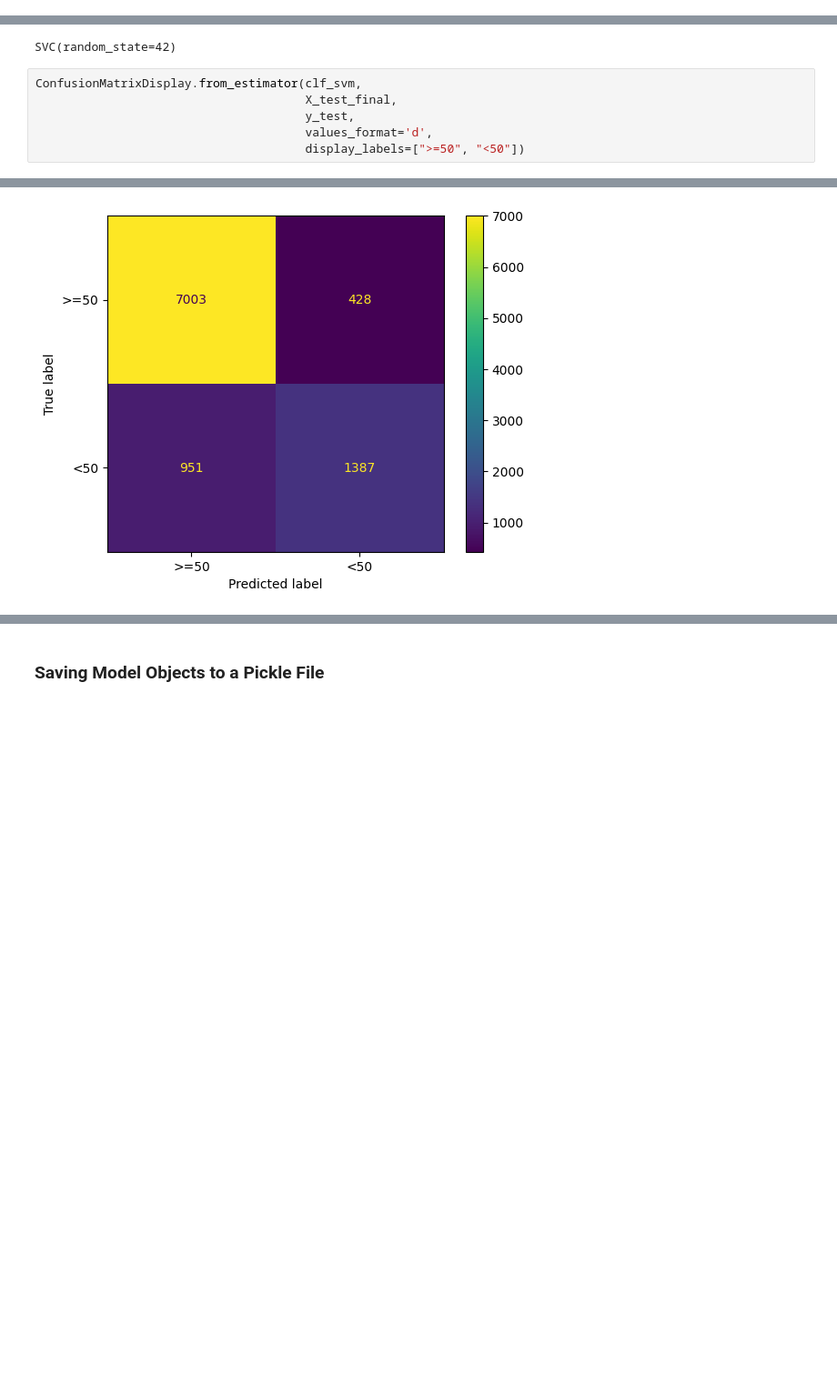
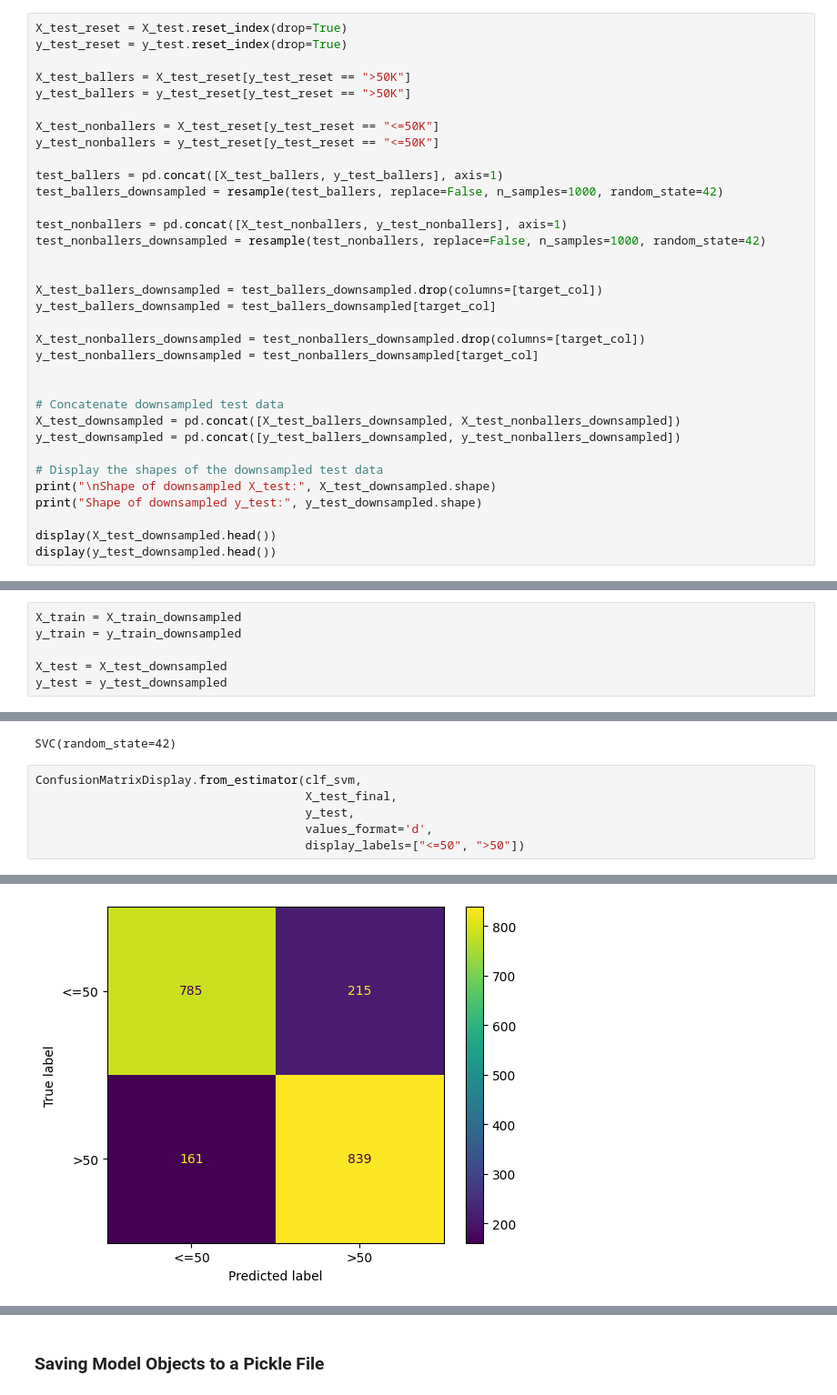
Before and after one commit to navinor/dl-survey-live-lab-2025, a Jupyter notebook: notebooks/01_baseline_support_vector_machine.ipynb, the cells around one changed output, grey strips where cells are left out. Shown at 91% size. Drawn from its saved outputs; the diff is of its cells as text; blank space fills up the shorter version.

```diff
--- a/notebooks/01_baseline_support_vector_machine.ipynb
+++ b/notebooks/01_baseline_support_vector_machine.ipynb
@@ -84,0 +136,34 @@ X_train.shape, X_test.shape
+# %%
+X_test_reset = X_test.reset_index(drop=True)
+y_test_reset = y_test.reset_index(drop=True)
+
+X_test_ballers = X_test_reset[y_test_reset == ">50K"]
+y_test_ballers = y_test_reset[y_test_reset == ">50K"]
+
+X_test_nonballers = X_test_reset[y_test_reset == "<=50K"]
+y_test_nonballers = y_test_reset[y_test_reset == "<=50K"]
+
+test_ballers = pd.concat([X_test_ballers, y_test_ballers], axis=1)
+test_ballers_downsampled = resample(test_ballers, replace=False, n_samples=1000, random_state=42)
+
+test_nonballers = pd.concat([X_test_nonballers, y_test_nonballers], axis=1)
+test_nonballers_downsampled = resample(test_nonballers, replace=False, n_samples=1000, random_state=42)
+
+
+X_test_ballers_downsampled = test_ballers_downsampled.drop(columns=[target_col])
+y_test_ballers_downsampled = test_ballers_downsampled[target_col]
+
+X_test_nonballers_downsampled = test_nonballers_downsampled.drop(columns=[target_col])
+y_test_nonballers_downsampled = test_nonballers_downsampled[target_col]
+
+
+# Concatenate downsampled test data
+X_test_downsampled = pd.concat([X_test_ballers_downsampled, X_test_nonballers_downsampled])
+y_test_downsampled = pd.concat([y_test_ballers_downsampled, y_test_nonballers_downsampled])
+
+# Display the shapes of the downsampled test data
+print("\nShape of downsampled X_test:", X_test_downsampled.shape)
+print("Shape of downsampled y_test:", y_test_downsampled.shape)
+
+display(X_test_downsampled.head())
+display(y_test_downsampled.head())
@@ -85,6 +219,12 @@ X_train.shape, X_test.shape
 # %% [markdown]
 **Why split first?**
 So that ....
+# %%
+X_train = X_train_downsampled
+y_train = y_train_downsampled
+
+X_test = X_test_downsampled
+y_test = y_test_downsampled
 # %% [markdown]
 ### Handle missing values
 # %%
@@ -195,9 +335,9 @@ SVC(random_state=42)
 # %%
 ConfusionMatrixDisplay.from_estimator(clf_svm,
                                       X_test_final,
                                       y_test,
                                       values_format='d',
-                                      display_labels=[">=50", "<50"])
+                                      display_labels=["<=50", ">50"])
 # %% [output]
 <sklearn.metrics._plot.confusion_matrix.ConfusionMatrixDisplay at 0x...>
-[figure, old version]
+[figure, new version]
```
Also changed, not shown: parts of 17 cells of this notebook.
